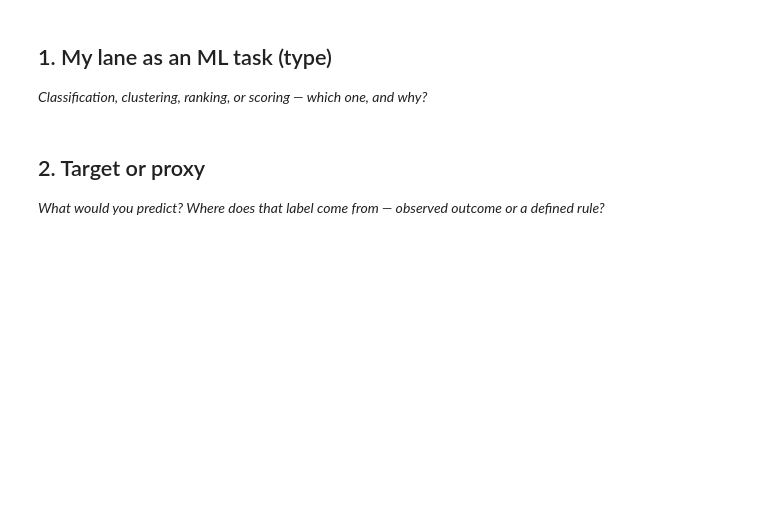
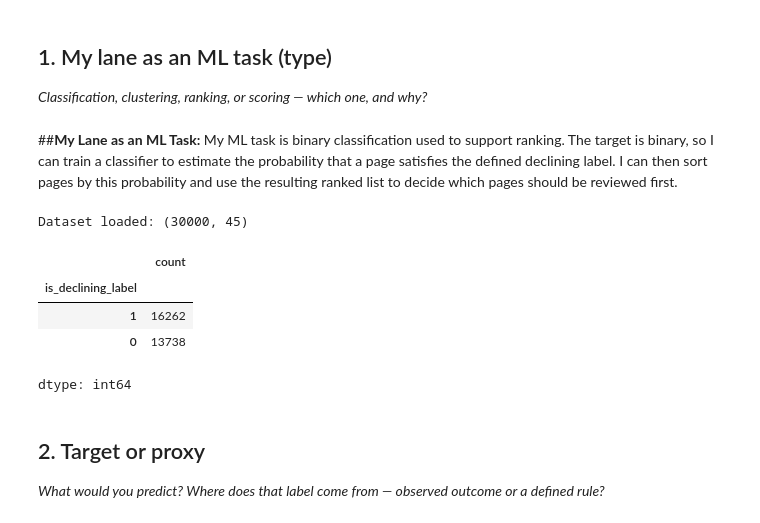
Before and after one commit to bangash-ds/flyrank-ml-internship, a Jupyter notebook: work/notebooks/w02_ml_task_framing.ipynb, the cells around one changed output. Cells and saved outputs as stored; diff of their text form; code cells hidden in the pictures; blank space fills up the shorter version.

Commit message:
My Lane as an ML Task

```diff
--- a/work/notebooks/w02_ml_task_framing.ipynb
+++ b/work/notebooks/w02_ml_task_framing.ipynb
@@ -16,3 +15,38 @@ This skeleton is yours to fill. Work the sections **in order** — each one has
+# %% [markdown]
+##**My Lane as an ML Task:**  My ML task is binary classification used to support ranking. The target is binary, so I can train a classifier to estimate the probability that a page satisfies the defined declining label. I can then sort pages by this probability and use the resulting ranked list to decide which pages should be reviewed first.
+# %%
+import os
+import sys
+import subprocess
+
+REPO_URL = "https://github.com/flyrank-bih/flyrank-ml-internship-starter"
+REPO_DIR = "flyrank-ml-internship-starter"
+
+if not os.path.isdir(REPO_DIR):
+    subprocess.run(["git", "clone", "--depth", "1", REPO_URL, REPO_DIR], check=True)
+
+os.chdir(REPO_DIR)
+
+import pandas as pd
+import numpy as np
+
+df = pd.read_csv("data/raw/content_refresh_anonymized.csv")
+
+df["is_declining_label"] = (
+    df["trend_direction"].str.lower().eq("down").astype(int)
+)
+
+print("Dataset loaded:", df.shape)
+# %% [output]
+Dataset loaded: (30000, 45)
+# %%
+df["is_declining_label"].value_counts()
+# %% [output]
+|  | count |
+| is_declining_label |  |
+| 1 | 16262 |
+| 0 | 13738 |
+dtype: int64
 # %% [markdown]
 ## 2. Target or proxy
 
```
Also changed, not shown: parts of 13 cells of this notebook.
